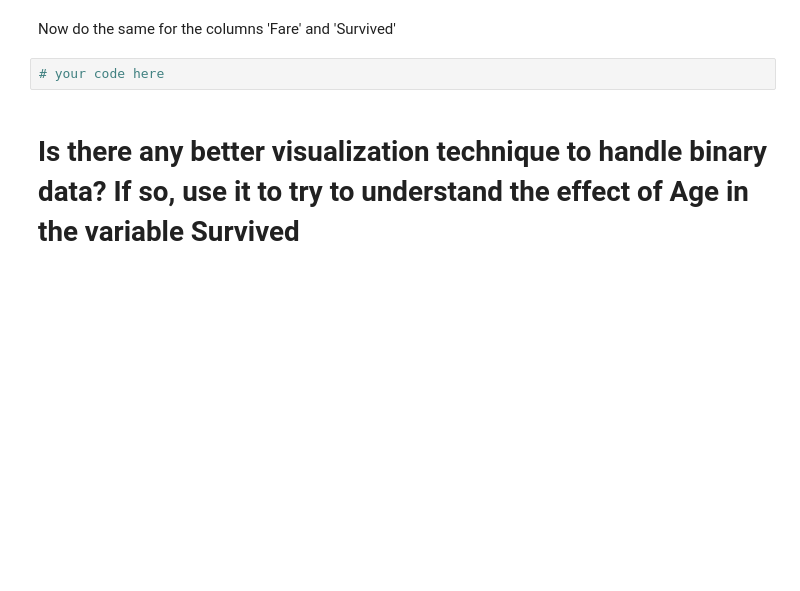
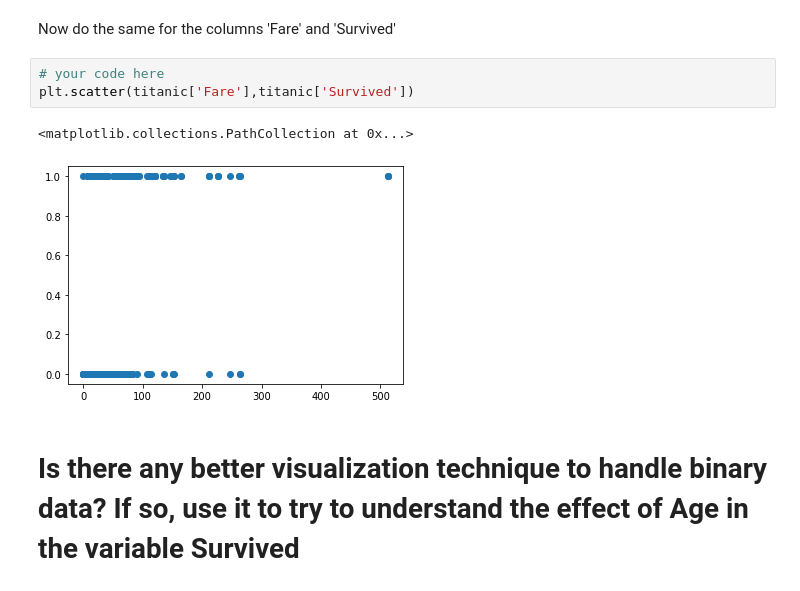
Before and after one commit to Marcio-Marchiori/Labs_Python, a Jupyter notebook: Lab_titanic/titanic-exploration-lab.ipynb, the cells around one changed output. Cells and saved outputs as stored; diff of their text form; blank space fills up the shorter version.

```diff
--- a/Lab_titanic/titanic-exploration-lab.ipynb
+++ b/Lab_titanic/titanic-exploration-lab.ipynb
@@ -50,6 +101,10 @@ Try to use a scatterplot on the dataframe columns 'Age' vs 'Survived' to see if
 Now do the same for the columns 'Fare' and 'Survived'
 # %%
 # your code here
+plt.scatter(titanic['Fare'],titanic['Survived'])
+# %% [output]
+<matplotlib.collections.PathCollection at 0x...>
+[figure, added]
 # %% [markdown]
 # Is there any better visualization technique to handle binary data? If so, use it to try to understand the effect of Age in the variable Survived
 # %%
```
Also changed, not shown: parts of 29 cells of this notebook.
